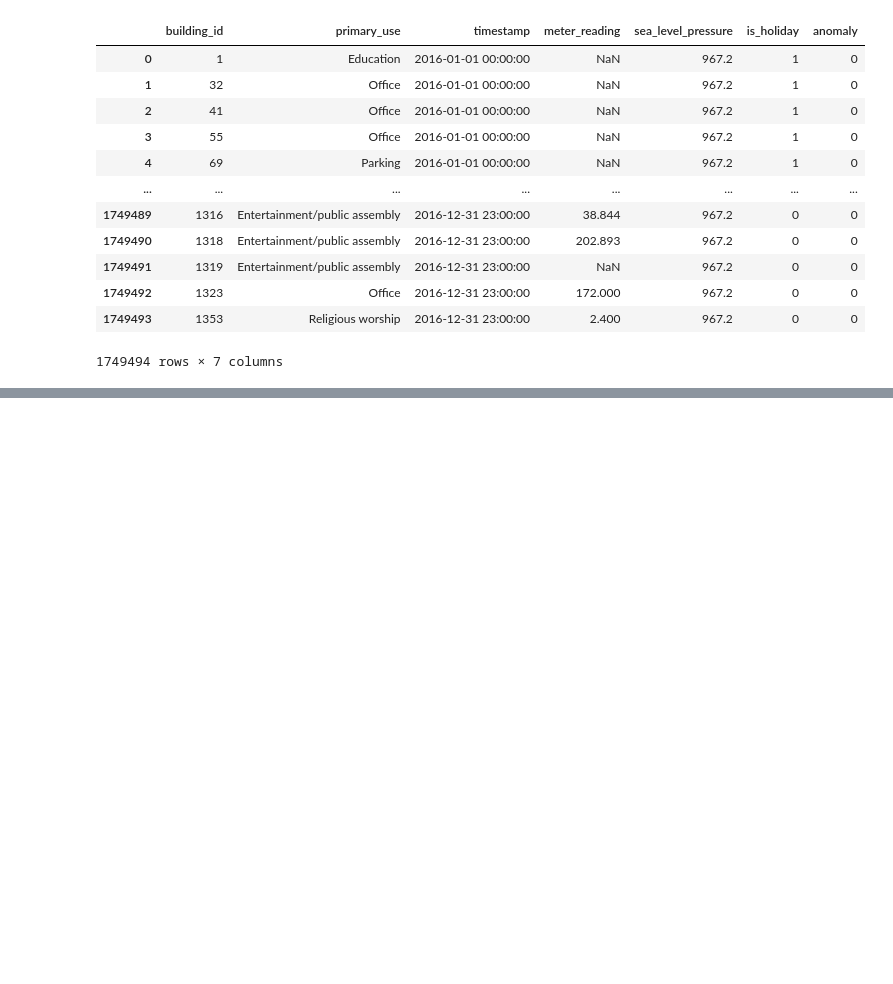
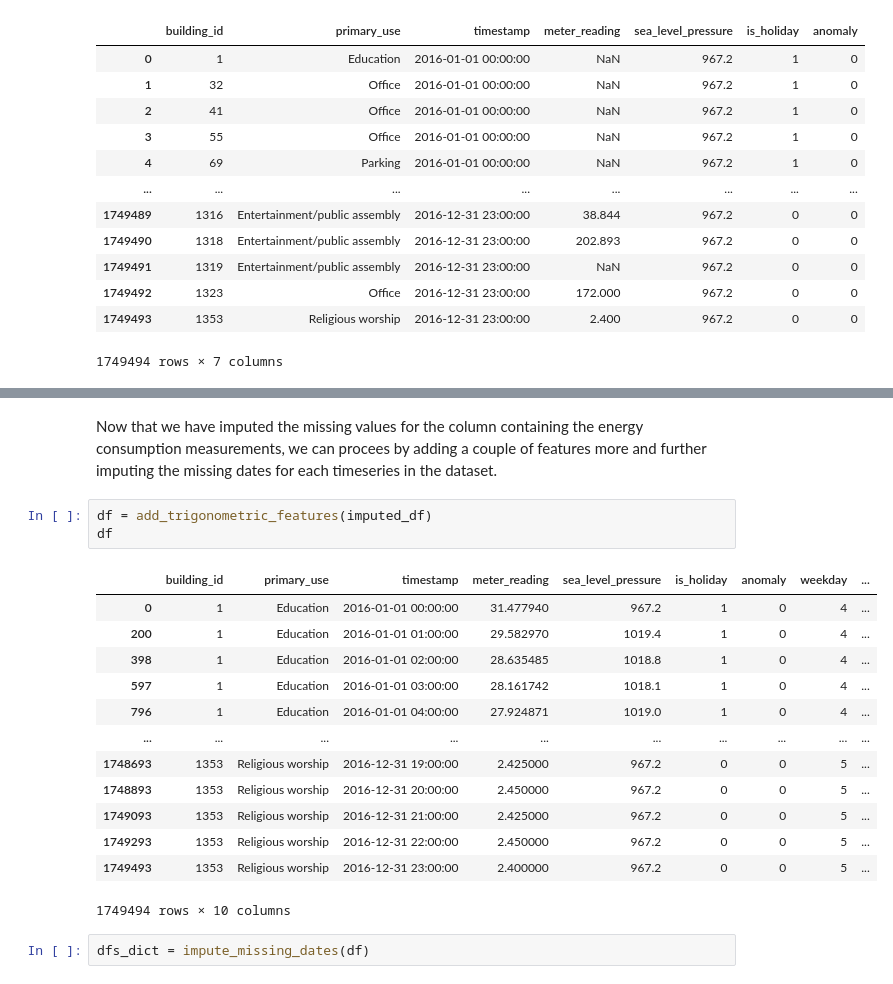
Before and after one commit to cmmedoro/Unsupervised_Anomaly_Detection_thesis, a Jupyter notebook: prove.ipynb, the cells around one changed output, grey strips where cells are left out. Drawn from its saved outputs; the diff is of its cells as text; blank space fills up the shorter version.

```diff
--- a/prove.ipynb
+++ b/prove.ipynb
@@ -48,0 +48,21 @@ NameError: name 'impute_nulls' is not defined
+# %% [markdown]
+Now that we have imputed the missing values for the column containing the energy consumption measurements, we can procees by adding a couple of features more and further imputing the missing dates for each timeseries in the dataset.
+# %%
+df = add_trigonometric_features(imputed_df)
+df
+# %% [output]
+|  | building_id | primary_use | timestamp | meter_reading | sea_level_pressure | is_holiday | anomaly | weekday | ... |
+| 0 | 1 | Education | 2016-01-01 00:00:00 | 31.477940 | 967.2 | 1 | 0 | 4 | ... |
+| 200 | 1 | Education | 2016-01-01 01:00:00 | 29.582970 | 1019.4 | 1 | 0 | 4 | ... |
+| 398 | 1 | Education | 2016-01-01 02:00:00 | 28.635485 | 1018.8 | 1 | 0 | 4 | ... |
+| 597 | 1 | Education | 2016-01-01 03:00:00 | 28.161742 | 1018.1 | 1 | 0 | 4 | ... |
+| 796 | 1 | Education | 2016-01-01 04:00:00 | 27.924871 | 1019.0 | 1 | 0 | 4 | ... |
+| ... | ... | ... | ... | ... | ... | ... | ... | ... | ... |
+| 1748693 | 1353 | Religious worship | 2016-12-31 19:00:00 | 2.425000 | 967.2 | 0 | 0 | 5 | ... |
+| 1748893 | 1353 | Religious worship | 2016-12-31 20:00:00 | 2.450000 | 967.2 | 0 | 0 | 5 | ... |
+| 1749093 | 1353 | Religious worship | 2016-12-31 21:00:00 | 2.425000 | 967.2 | 0 | 0 | 5 | ... |
+| 1749293 | 1353 | Religious worship | 2016-12-31 22:00:00 | 2.450000 | 967.2 | 0 | 0 | 5 | ... |
+| 1749493 | 1353 | Religious worship | 2016-12-31 23:00:00 | 2.400000 | 967.2 | 0 | 0 | 5 | ... |
+1749494 rows × 10 columns
+# %%
+dfs_dict = impute_missing_dates(df)
```
Also changed, not shown: parts of 29 cells of this notebook.
